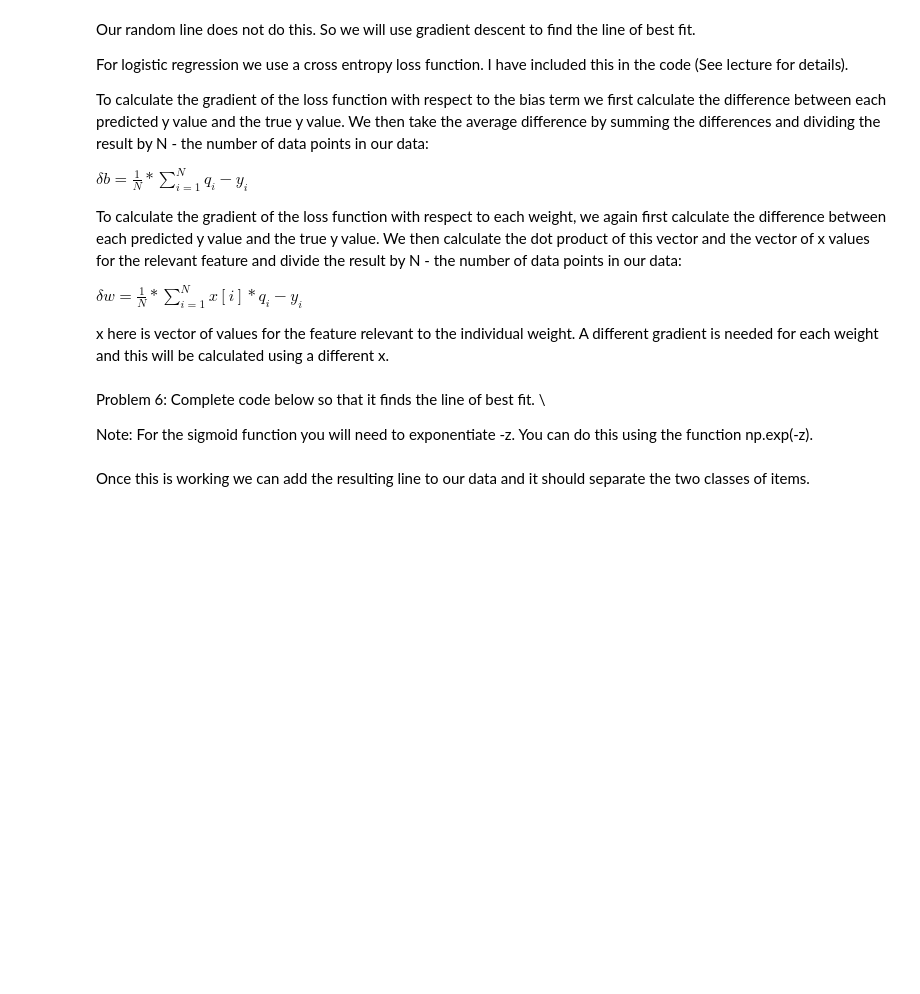
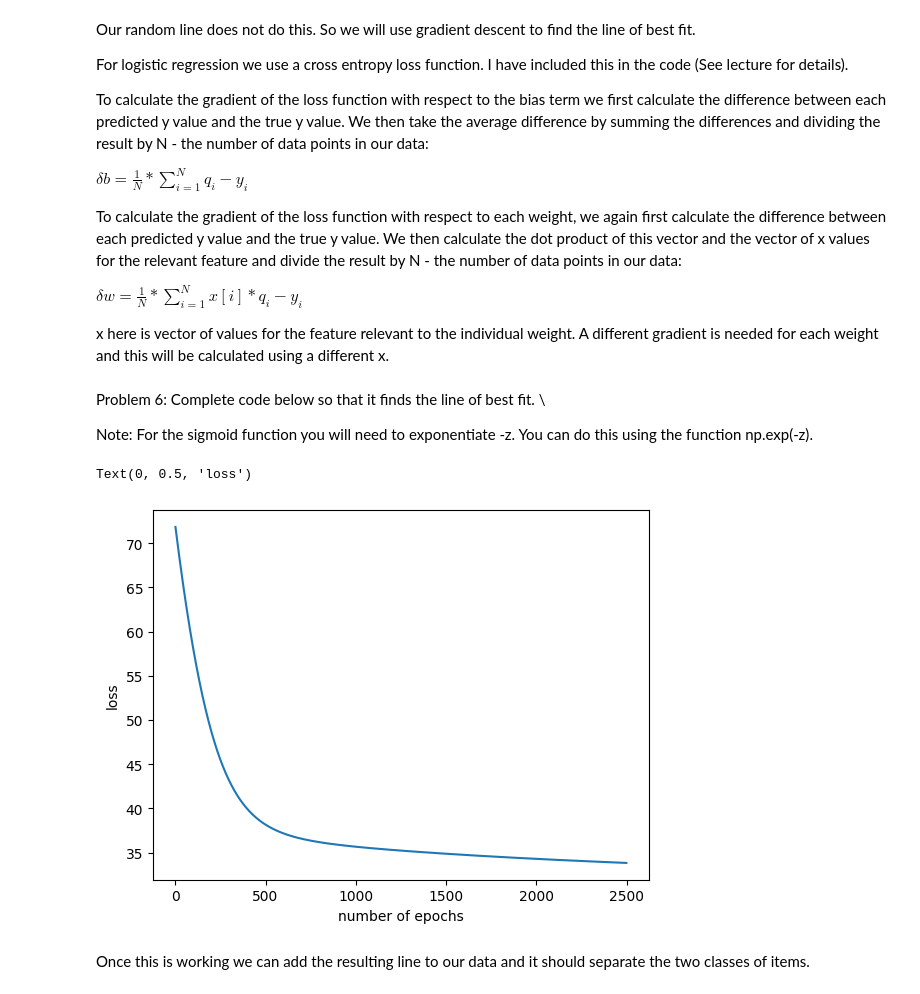
Before and after one commit to noobylub/APCSA, a Jupyter notebook: LELA60331_Week_5_Seminar.ipynb, the cells around one changed output. Drawn from its saved outputs; the diff is of its cells as text; code cells hidden in the pictures; blank space fills up the shorter version.

```diff
--- a/LELA60331_Week_5_Seminar.ipynb
+++ b/LELA60331_Week_5_Seminar.ipynb
@@ -299,29 +299,33 @@ Note: For the sigmoid function you will need to exponentiate -z. You can do this
 # %%
 np.random.seed(10)
 num_features=2
 weights = np.random.rand(num_features)
 bias=0
 
 n_iters = 2500
 num_features = 2
 num_samples = len(y)
 lr=0.001
 logistic_loss=[]
 
 for i in range(n_iters):
     z= bias + (x[0]*weights[0] + x[1]*weights[1])
-    q = z-y
+    # Because we are not looking at arbitrary numbers, we only look at one or zeros
+    q =  (1 / (1+np.exp(-z)))
     loss = sum(-(y*np.log2(q)+(1-y)*np.log2(1-q)))
     logistic_loss.append(loss)
-    dw1 = np.sum(x[0]*q-y)/num_samples
-    dw2 = np.sum(x[1]*q-y)/num_samples
-    db = np.sum()
-    weights[0] = ?????
-    weights[1] = ?????
-    bias = ?????
+    dw1 = np.dot(x[0],q-y)/num_samples
+    dw2 = np.dot(x[1],q-y)/num_samples
+    db = np.sum(q-y)/num_samples
+    weights[0] = weights[0] -dw1*lr
+    weights[1] = weights[1] -dw2*lr
+    bias = bias - lr * db
 plt.plot(range(1,n_iters),logistic_loss[1:])
 plt.xlabel("number of epochs")
 plt.ylabel("loss")
+# %% [output]
+Text(0, 0.5, 'loss')
+[figure, added]
 # %% [markdown]
 Once this is working we can add the resulting line to our data and it should separate the two classes of items.
 # %%
```
Also changed, not shown: parts of 1 cell of this notebook.
